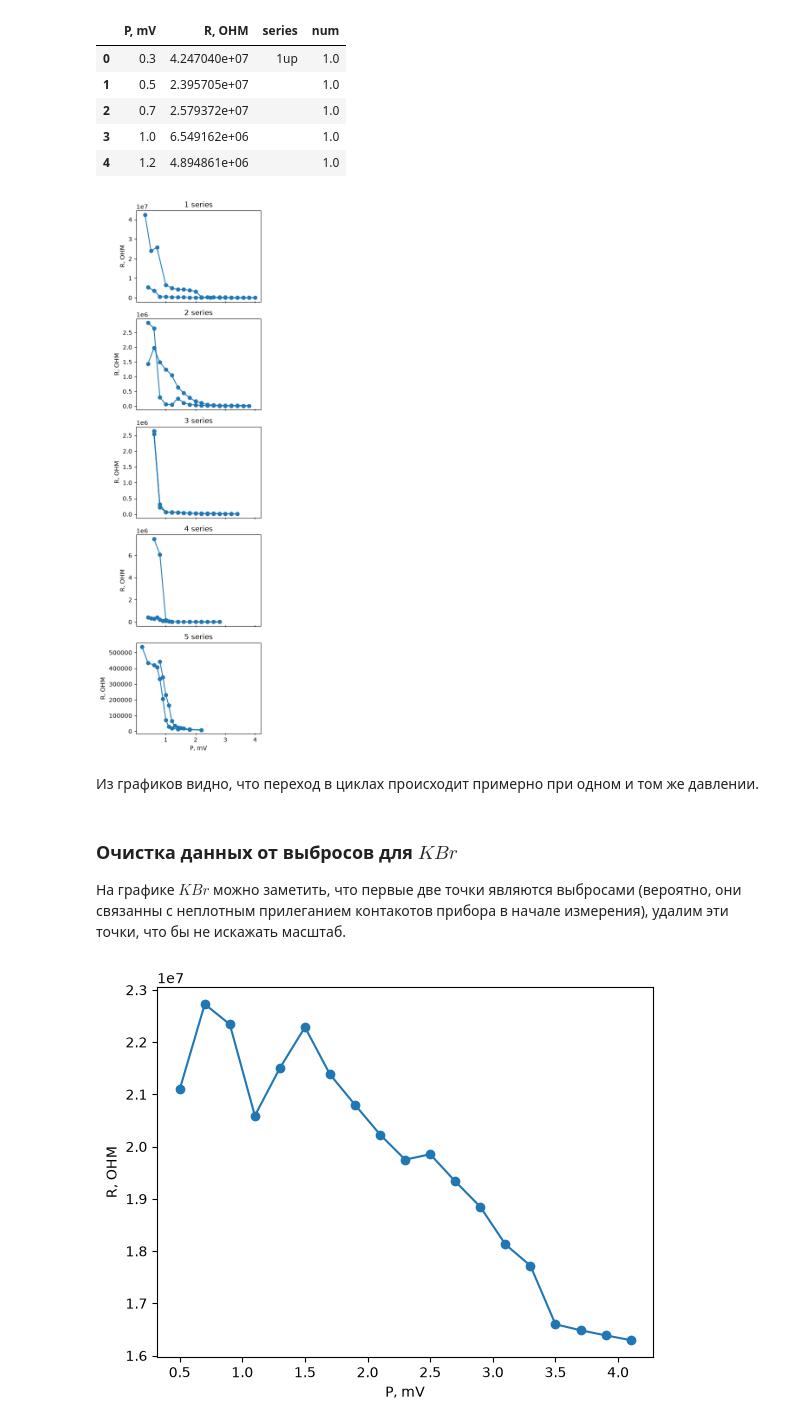
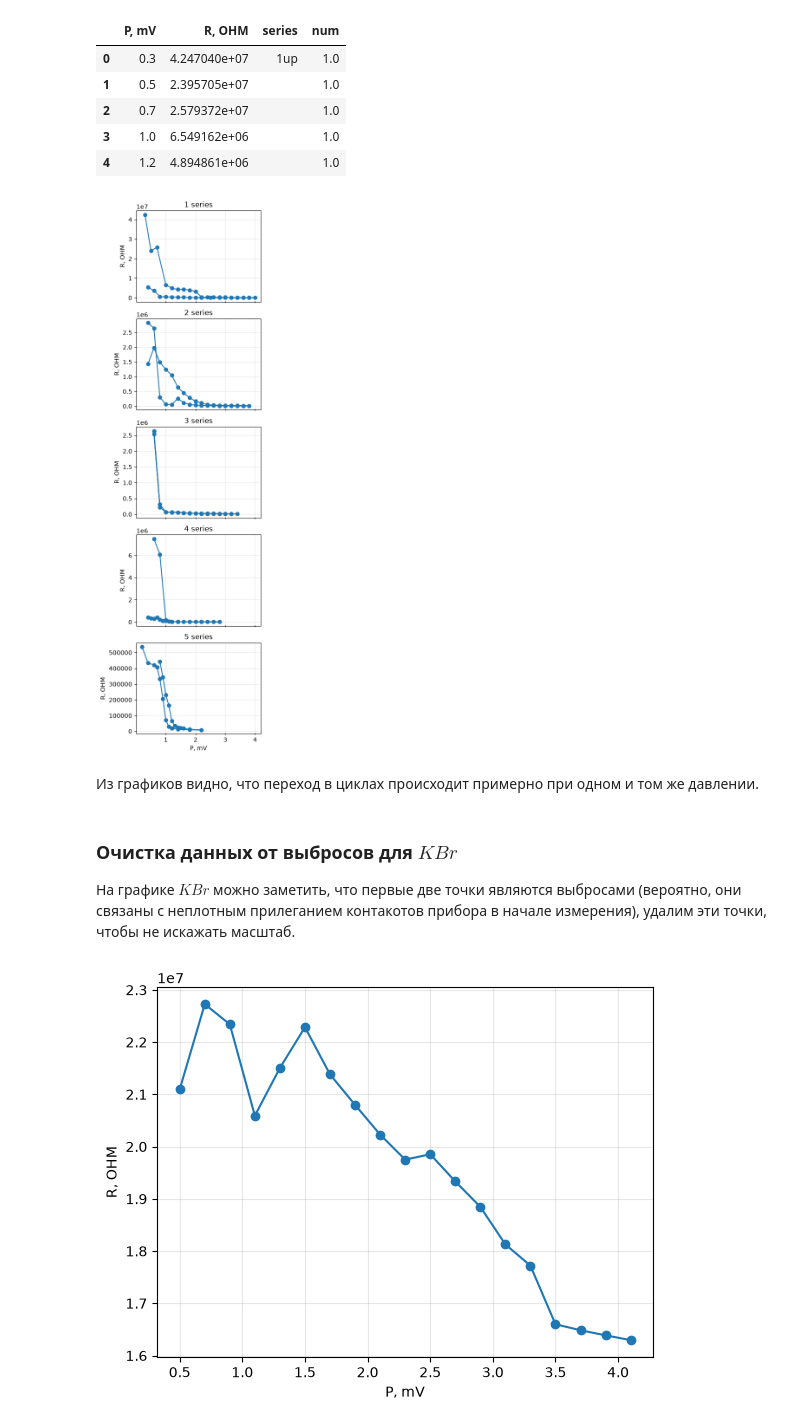
Before and after one commit to anna-am/pressure-calibration, a Jupyter notebook: pressure_calibration.ipynb, the cells around one changed output. Saved outputs shown, nothing was run; the diff lists cells and outputs as text; code cells hidden in the pictures.

```diff
--- a/pressure_calibration.ipynb
+++ b/pressure_calibration.ipynb
@@ -108,6 +108,7 @@ for m in materials:
     ax[i].set_xlabel('P, mV')
     ax[i].set_ylabel('R, OHM')
     ax[i].set_title(m)
+    ax[i].grid(alpha=0.3)
 
     i += 1
 
@@ -143,25 +144,26 @@ nacl.head()
 # %%
 fig, ax = plt.subplots(nrows=5, ncols=1, figsize=(4, 13), sharex=True)
 
 for i, (cycle_num, group) in enumerate(nacl.groupby('num')):
     ax[i].plot(group['P, mV'], group['R, OHM'], marker='o')
     ax[i].set_ylabel('R, OHM')
     ax[i].set_title(f'{i + 1} series')
     ax[i].tick_params(axis='x', direction='inout')
+    ax[i].grid(alpha=0.3)
 
 ax[-1].set_xlabel('P, mV')
 
 plt.tight_layout()
 plt.show()
 # %% [output]
-[figure, old version]
+[figure, new version]
 # %% [markdown]
 Из графиков видно, что переход в циклах происходит примерно при одном и том же давлении.
 # %% [markdown]
 ### Очистка данных от выбросов для $KBr$
 
-На графике $KBr$ можно заметить, что первые две точки являются выбросами (вероятно, они связанны с неплотным прилеганием контакотов прибора
-в начале измерения), удалим эти точки, что бы не искажать масштаб.
+На графике $KBr$ можно заметить, что первые две точки являются выбросами (вероятно, они связаны с неплотным прилеганием контакотов прибора
+в начале измерения), удалим эти точки, чтобы не искажать масштаб.
 # %%
 kbr = processed['KBr']
 
```
Also changed, not shown: parts of 15 cells of this notebook, 6 other files.
